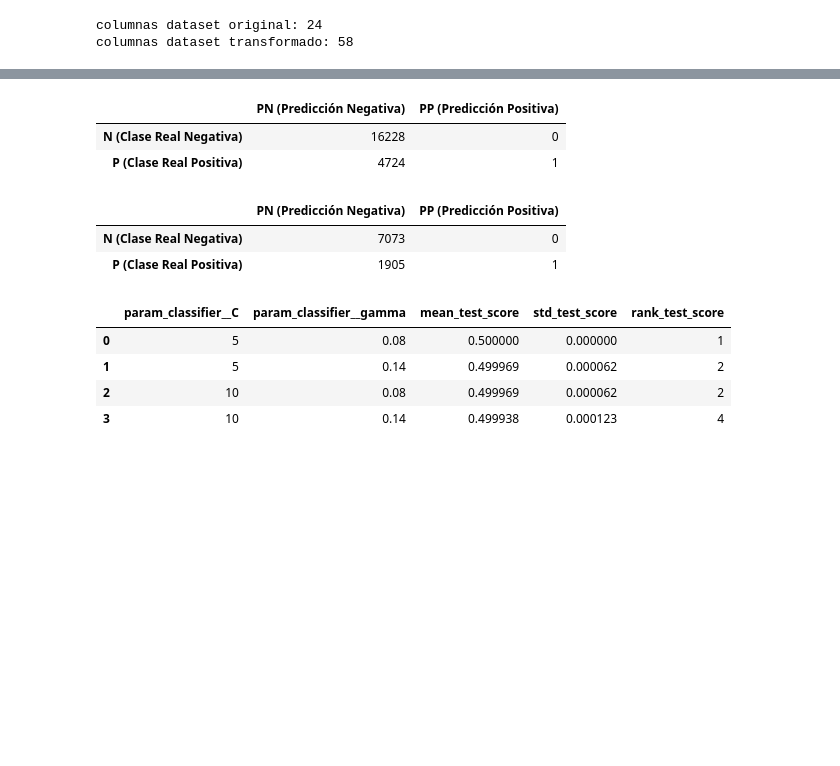
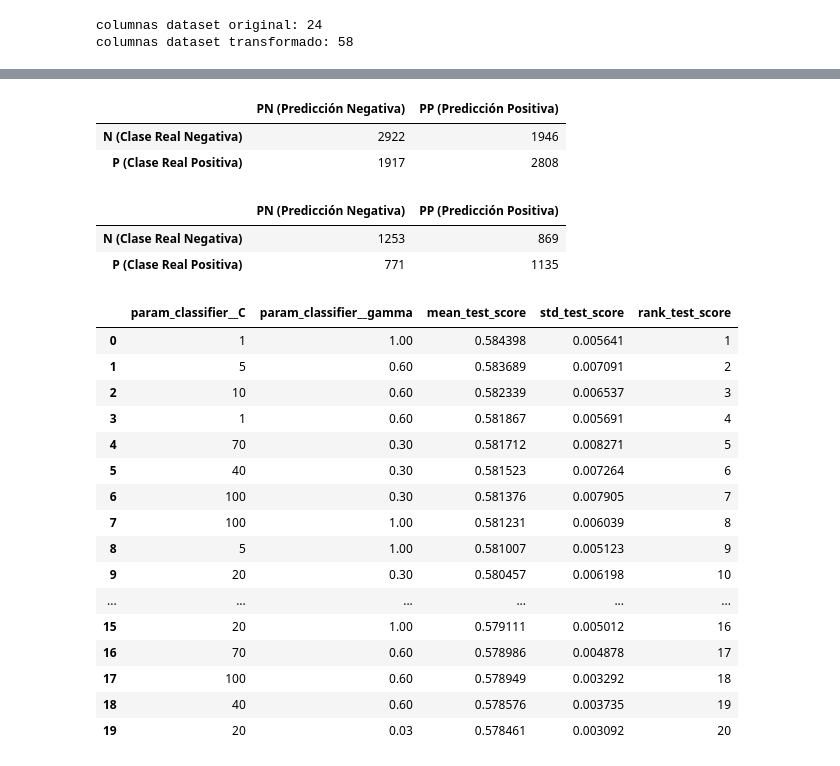
Before and after one commit to 2024-2-analitica-predictiva/2024-2-LAB-03-prediccion-del-default-usando-svc-Felipe-Arikpa, a Jupyter notebook: homework/notebook2.ipynb, the cells around one changed output, grey strips where cells are left out. Cells and saved outputs as stored; diff of their text form; code cells hidden in the pictures; blank space fills up the shorter version.

```diff
--- a/homework/notebook2.ipynb
+++ b/homework/notebook2.ipynb
@@ -47,3 +47,20 @@ def division_dataset(dataset):
 
 x_train, y_train = division_dataset(train)
 x_test, y_test = division_dataset(test)
+# %%
+from sklearn.utils import shuffle
+
+class_0 = x_train[y_train == 0]
+class_1 = x_train[y_train == 1]
+
+class_0_sample = class_0.sample(frac=0.3, random_state=666)
+
+x_train_reducted = pd.concat([class_0_sample, class_1])
+y_train_reducted = pd.concat([
+    pd.Series([0] * len(class_0_sample), index=class_0_sample.index),
+    pd.Series([1] * len(class_1), index=class_1.index)
+])
+
+x_train_reducted, y_train_reducted = shuffle(x_train_reducted, y_train_reducted, random_state=666)
+
+y_train_reducted.value_counts()
@@ -73,7 +113,7 @@ pipe = Pipeline(steps=
     ]
 )
 
-pipe.fit(x_train, y_train)
+pipe.fit(x_train_reducted, y_train_reducted)
 # %% [output]
 The format of the columns of the 'remainder' transformer in ColumnTransformer.transformers_ will change in version 1.7 to match the format of the other transformers.
 At the moment the remainder columns are stored as indices (of type int). With the same ColumnTransformer configuration, in the future they will be stored as column names (of type str).
@@ -214,20 +254,20 @@ scoring = make_scorer(custom_metric)
 
 param_grid = {
     'classifier__C': [1, 5, 10, 20, 40, 70, 100],
-    #'classifier__C': np.arange(5, 11, 5),
+    #'classifier__C': np.arange(65, 76, 3),
     'classifier__gamma': [0.01, 0.03, 0.06, 0.1, 0.3, 0.6, 1],
-    #'classifier__gamma': np.arange(0.08, 0.15, 0.06),
+    #'classifier__gamma': np.arange(0.6, 1.1, 0.2),
 }
 
 model = GridSearchCV(
     estimator=pipe,
     param_grid=param_grid,
-    cv=5,
+    cv=4,
     scoring=scoring,
     n_jobs=-1,
     refit=True,
     verbose=1
 )
 
-model.fit(x_train, y_train)
+model.fit(x_train_reducted, y_train_reducted)
 # %% [output]
@@ -291,13 +331,13 @@ def matriz2(yt, yp):
     return matrix
 
 matrix_train = confusion_matrix_df = pd.DataFrame(
-    matriz2(yt=y_train, yp=model.predict(x_train)),
+    matriz2(yt=y_train_reducted, yp=model.predict(x_train_reducted)),
     index=["N (Clase Real Negativa)", "P (Clase Real Positiva)"],
     columns=["PN (Predicción Negativa)", "PP (Predicción Positiva)"]
 )
 
 matrix_test = confusion_matrix_df = pd.DataFrame(
-    matriz2(yt=y_test, yp=model.predict(x_test)),
+    matriz2(yt=y_test_reducted, yp=model.predict(x_test_reducted)),
     index=["N (Clase Real Negativa)", "P (Clase Real Positiva)"],
     columns=["PN (Predicción Negativa)", "PP (Predicción Positiva)"]
 )
@@ -308,31 +348,43 @@ display(
 )
 # %% [output]
 |  | PN (Predicción Negativa) | PP (Predicción Positiva) |
-| N (Clase Real Negativa) | 16228 | 0 |
-| P (Clase Real Positiva) | 4724 | 1 |
+| N (Clase Real Negativa) | 2922 | 1946 |
+| P (Clase Real Positiva) | 1917 | 2808 |
 |  | PN (Predicción Negativa) | PP (Predicción Positiva) |
-| N (Clase Real Negativa) | 7073 | 0 |
-| P (Clase Real Positiva) | 1905 | 1 |
+| N (Clase Real Negativa) | 1253 | 869 |
+| P (Clase Real Positiva) | 771 | 1135 |
 # %%
 results = pd.DataFrame(model.cv_results_).sort_values('rank_test_score').reset_index(drop=True)
 
 results = results[
     [
         'param_classifier__C',
         'param_classifier__gamma',
         'mean_test_score',
         'std_test_score',
         'rank_test_score'
     ]
 ].sort_values('mean_test_score', ascending=False).reset_index(drop=True)
 
-results.head(10)
+results.head(20)
 # %% [output]
 |  | param_classifier__C | param_classifier__gamma | mean_test_score | std_test_score | rank_test_score |
-| 0 | 5 | 0.08 | 0.500000 | 0.000000 | 1 |
-| 1 | 5 | 0.14 | 0.499969 | 0.000062 | 2 |
-| 2 | 10 | 0.08 | 0.499969 | 0.000062 | 2 |
-| 3 | 10 | 0.14 | 0.499938 | 0.000123 | 4 |
+| 0 | 1 | 1.00 | 0.584398 | 0.005641 | 1 |
+| 1 | 5 | 0.60 | 0.583689 | 0.007091 | 2 |
+| 2 | 10 | 0.60 | 0.582339 | 0.006537 | 3 |
+| 3 | 1 | 0.60 | 0.581867 | 0.005691 | 4 |
+| 4 | 70 | 0.30 | 0.581712 | 0.008271 | 5 |
+| 5 | 40 | 0.30 | 0.581523 | 0.007264 | 6 |
+| 6 | 100 | 0.30 | 0.581376 | 0.007905 | 7 |
+| 7 | 100 | 1.00 | 0.581231 | 0.006039 | 8 |
+| 8 | 5 | 1.00 | 0.581007 | 0.005123 | 9 |
+| 9 | 20 | 0.30 | 0.580457 | 0.006198 | 10 |
+| ... | ... | ... | ... | ... | ... |
+| 15 | 20 | 1.00 | 0.579111 | 0.005012 | 16 |
+| 16 | 70 | 0.60 | 0.578986 | 0.004878 | 17 |
+| 17 | 100 | 0.60 | 0.578949 | 0.003292 | 18 |
+| 18 | 40 | 0.60 | 0.578576 | 0.003735 | 19 |
+| 19 | 20 | 0.03 | 0.578461 | 0.003092 | 20 |
 # %%
 svm = pipe.named_steps['classifier']
 print('Valor de gamma:', svm._gamma)
```
Also changed, not shown: parts of 12 cells of this notebook, 1 other file.
